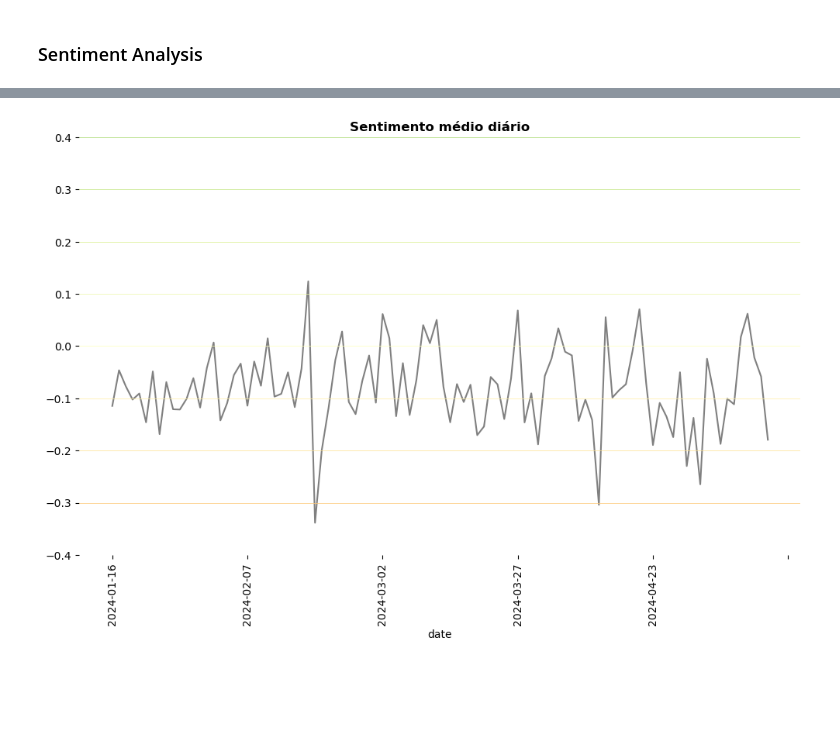
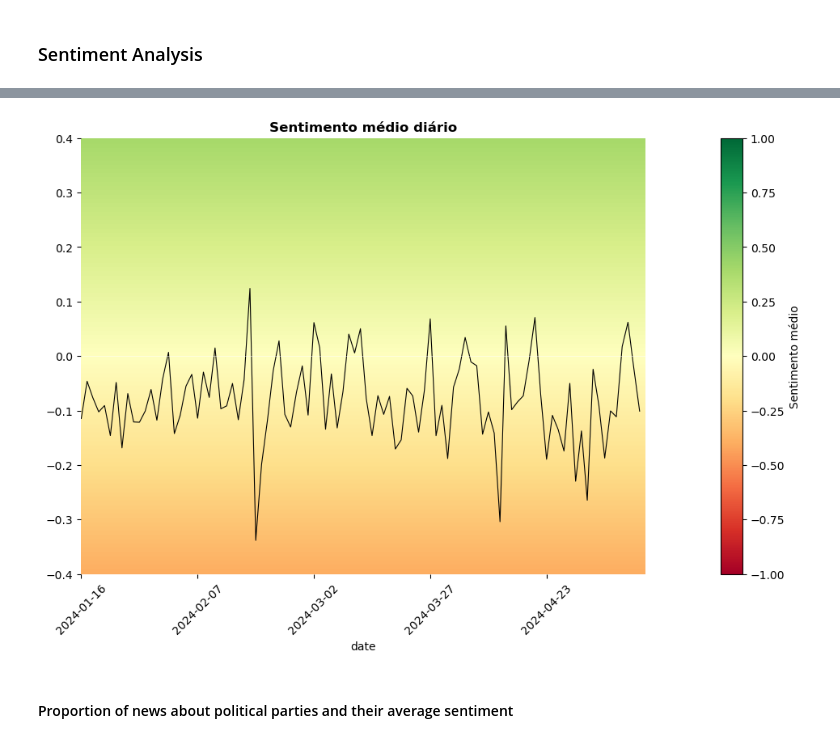
Before and after one commit to MMFreitas1/Analysis-of-Portuguese-news, a Jupyter notebook: Scripts/analysis_of_portuguese_news.ipynb, the cells around one changed output, grey strips where cells are left out. Drawn from its saved outputs; the diff is of its cells as text; code cells hidden in the pictures; blank space fills up the shorter version.

```diff
--- a/Scripts/analysis_of_portuguese_news.ipynb
+++ b/Scripts/analysis_of_portuguese_news.ipynb
@@ -74,7 +74,7 @@ update_database = False
 #Última atualização: 4176 notícias
 # %%
 #Importing and inspecting DataFrame
-unprocessed_news = pd.read_excel(filename)
+unprocessed_news = pd.read_excel(filename)[:4176]
 display(unprocessed_news.head())
 
 #Disabling SettingWithCopyWarning
@@ -415,34 +416,34 @@ plt.show()
 # %%
 # Getting indexes aligned
-#####proportions = news["gpt_category"].value_counts(normalize= True).sort_index()
 proportions = news["category"].value_counts(normalize= True).sort_index()
 are_news_that_negative_sorted = are_news_that_negative.sort_index()
 
 # Creating a data frame where proportion per category and its average sentiment can be seen
 are_news_that_negative_proportions = proportions.to_frame()
 are_news_that_negative_proportions["sentiment"] = are_news_that_negative_sorted
-are_news_that_negative_proportions.sort_values("proportion", ascending= False, inplace= True)
+are_news_that_negative_proportions.sort_values("proportion", ascending= True, inplace= True)
 
 # Plotting proportion of news per category
 ax = are_news_that_negative_proportions[:15].reset_index().plot(
     x = "category",
     y = "proportion",
-    kind = "bar",
+    kind = "barh",
     color = colormap_rdylgn(are_news_that_negative_proportions["sentiment"])[0],
     figsize=(12, 7),
     width = 1,
-    legend= ""
+    legend= "",
+    edgecolor = "black",
+    alpha = 1
     )
 ax.set_title("Proporção de notícias por categoria", weight = "bold")
-ax.set_yticks(
+ax.set_xticks(
     ticks = [0, 0.05, 0.10, 0.15, 0.20, 0.25, 0.30, 0.35, 0.40],
     labels = ["0%", "5%", "10%", "15%", "20%", "25%", "30%", "35%", "40%"]
     )
 ax.spines['right'].set_visible(False)
 ax.spines['top'].set_visible(False)
 ax.xaxis.grid(False)
-ax.grid(axis = "y", color= "gray", linestyle= "-", linewidth= 0.3)
-plt.xticks(rotation= 60)
+ax.grid(axis = "x", color= "gray", linestyle= "-", linewidth= 0.3)
 cbar = plt.colorbar(colormap_rdylgn(are_news_that_negative_proportions["sentiment"])[1], orientation= "vertical", pad= 0.1, ax= ax)
 cbar.set_label("Sentimento médio")
 plt.savefig(proportion_per_category, format= "png", dpi = 600, bbox_inches = "tight")
@@ -452,18 +455,30 @@ plt.show()
 # %%
-# Plotting avg sentiment per day
+# Finding average saily sentiment
 avg_sentiment_per_day = news.groupby("date")["sentiment"].mean()
-ax = avg_sentiment_per_day.plot(figsize=(12, 7), c = "gray")
-ax.set_title("Sentimento médio diário", weight = "bold")
+
+# Plotting findings
+fig, ax = plt.subplots(figsize=(12, 7))
+avg_sentiment_per_day.plot(ax=ax, c = "black", linewidth = 0.8)
+ax.set_title("Sentimento médio diário", weight='bold')
 ax.set_ylim((-0.4, 0.4))
 ax.spines['top'].set_visible(False)
 ax.spines['right'].set_visible(False)
 ax.spines['bottom'].set_visible(False)
 ax.spines['left'].set_visible(False)
-y_ticks = ax.get_yticks()
-for tick in y_ticks:
-    ax.axhline(tick, c = colormap_rdylgn(avg_sentiment_per_day, number4color = tick)[2], linewidth= 0.5)
-plt.xticks(rotation= 90)
-plt.savefig(daily_sentiment, format= "png", dpi = 600, bbox_inches = "tight")
+ax.axhline(0, color = "white", linewidth = 0.7, alpha = 0.5)
+cbar = plt.colorbar(colormap_rdylgn(are_news_that_negative_proportions["sentiment"])[1], orientation= "vertical", pad= 0.1, ax= ax)
+cbar.set_label("Sentimento médio")
+plt.xticks(rotation=45)
+
+# Creating vertical gradient background
+z = np.linspace(-0.4, 0.4, 10000)
+z = np.vstack((z, z)).T
+ax.imshow(z, aspect='auto', cmap=plt.cm.RdYlGn, extent=[0, len(avg_sentiment_per_day), 1, -1], alpha=1)
+
+# Save the figure and show
+plt.savefig(daily_sentiment, format="png", dpi=600, bbox_inches="tight")
 plt.show()
 # %% [output]
-[figure, old version]
+[figure, new version]
+# %% [markdown]
+#### Proportion of news about political parties and their average sentiment
```
Also changed, not shown: parts of 19 cells of this notebook, 7 other files.
